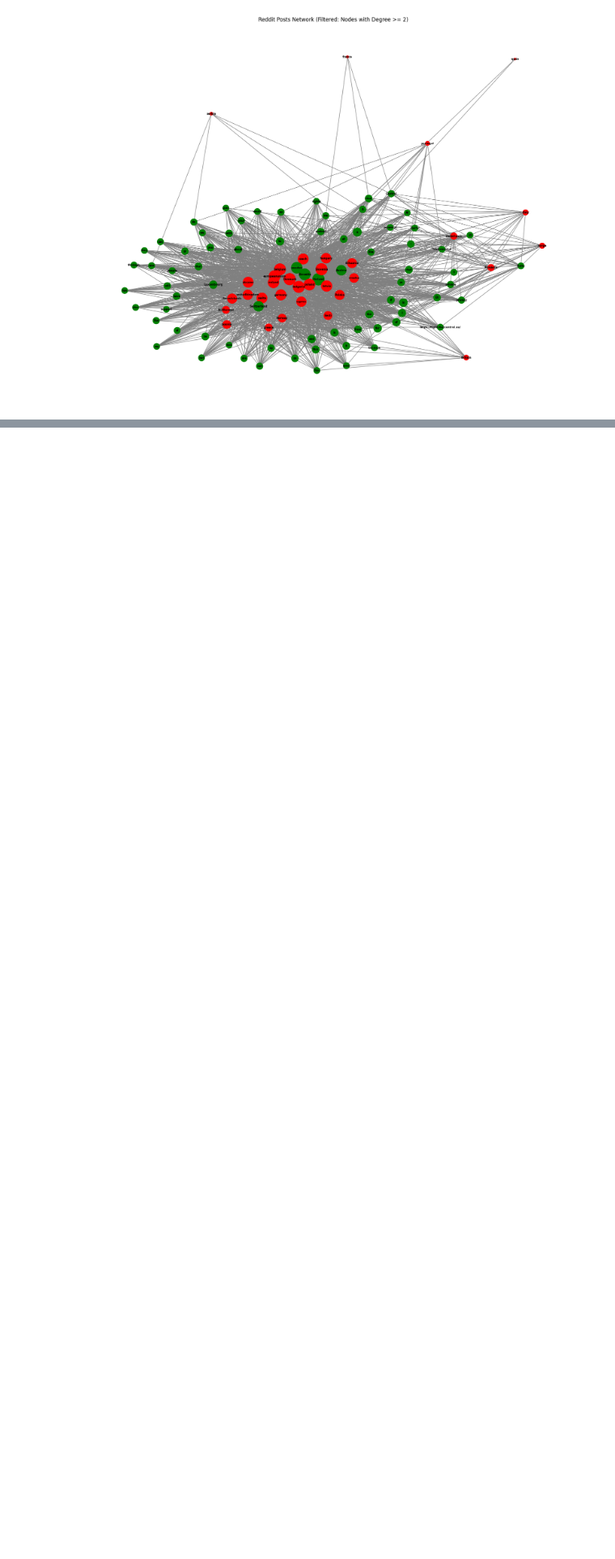
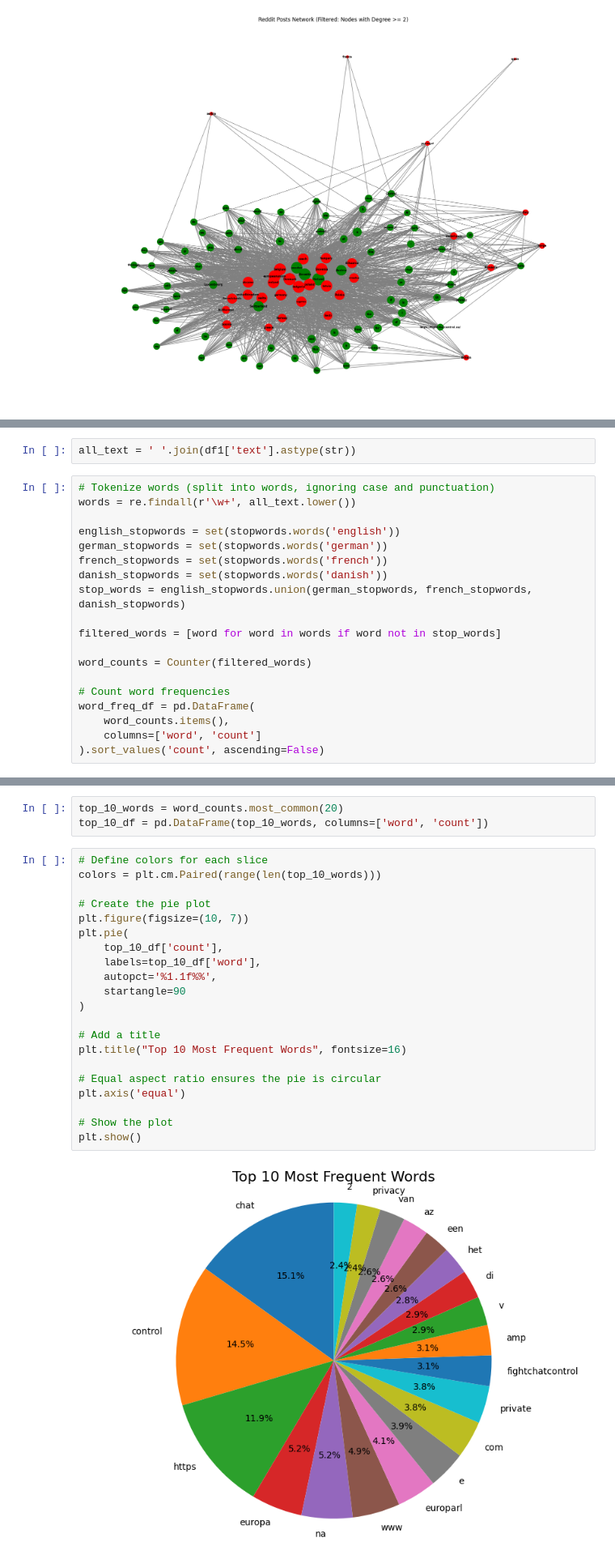
Before and after one commit to Inpatch/Scraper_data_rights, a Jupyter notebook: network_diagram_v2.ipynb, the cells around one changed output, grey strips where cells are left out. Shown at 81% size. Cells and saved outputs as stored; diff of their text form; blank space fills up the shorter version.

```diff
--- a/network_diagram_v2.ipynb
+++ b/network_diagram_v2.ipynb
@@ -124,0 +172,21 @@ plt.show()
+# %%
+all_text = ' '.join(df1['text'].astype(str))
+# %%
+# Tokenize words (split into words, ignoring case and punctuation)
+words = re.findall(r'\w+', all_text.lower())
+
+english_stopwords = set(stopwords.words('english'))
+german_stopwords = set(stopwords.words('german'))
+french_stopwords = set(stopwords.words('french'))
+danish_stopwords = set(stopwords.words('danish'))
+stop_words = english_stopwords.union(german_stopwords, french_stopwords, danish_stopwords)
+
+filtered_words = [word for word in words if word not in stop_words]
+
+word_counts = Counter(filtered_words)
+
+# Count word frequencies
+word_freq_df = pd.DataFrame(
+    word_counts.items(),
+    columns=['word', 'count']
+).sort_values('count', ascending=False)
@@ -124,0 +209,26 @@ plt.show()
+# %%
+top_10_words = word_counts.most_common(20)
+top_10_df = pd.DataFrame(top_10_words, columns=['word', 'count'])
+# %%
+# Define colors for each slice
+colors = plt.cm.Paired(range(len(top_10_words)))
+
+# Create the pie plot
+plt.figure(figsize=(10, 7))
+plt.pie(
+    top_10_df['count'],
+    labels=top_10_df['word'],
+    autopct='%1.1f%%',
+    startangle=90
+)
+
+# Add a title
+plt.title("Top 10 Most Frequent Words", fontsize=16)
+
+# Equal aspect ratio ensures the pie is circular
+plt.axis('equal')
+
+# Show the plot
+plt.show()
+# %% [output]
+[figure, added]
```
Also changed, not shown: parts of 5 cells of this notebook.
